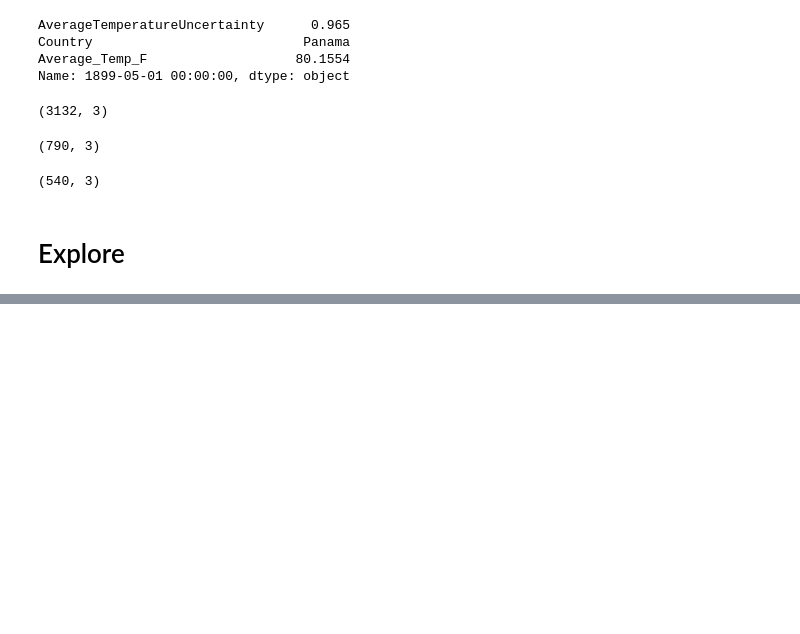
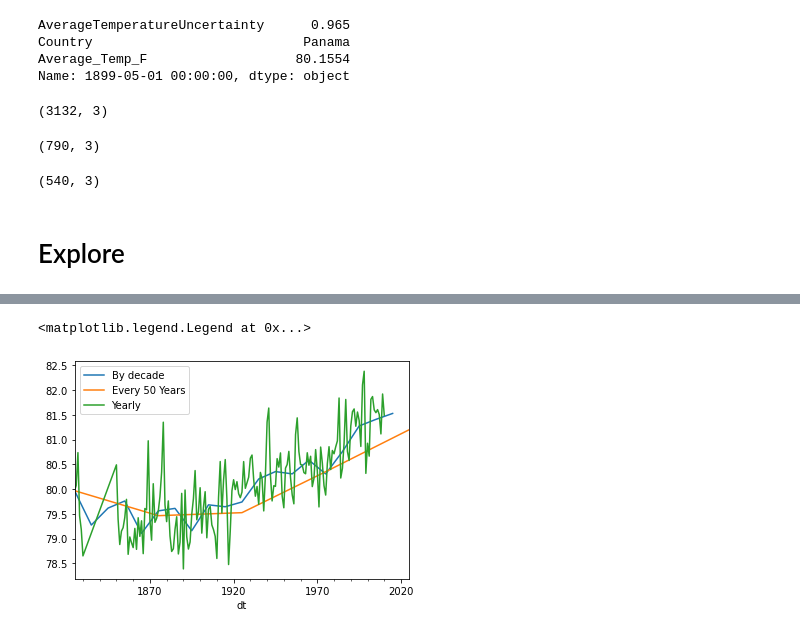
Before and after one commit to SLawsonWoods/time_series_exercises_1, a Jupyter notebook: time_series_mini_proj.ipynb, the cells around one changed output, grey strips where cells are left out. Cells and saved outputs as stored; diff of their text form; code cells hidden in the pictures; blank space fills up the shorter version.

```diff
--- a/time_series_mini_proj.ipynb
+++ b/time_series_mini_proj.ipynb
@@ -225,0 +262,9 @@ test = df['2017']
+# %%
+# now we can see the trend of temps by year, decade and every 50 years
+y.resample('10Y').mean().plot(label ='By decade')
+y.resample('50Y').mean().plot(label= 'Every 50 Years')
+y.resample('Y').mean().plot(label='Yearly')
+plt.legend()
+# %% [output]
+<matplotlib.legend.Legend at 0x...>
+[figure, added]
```
Also changed, not shown: parts of 19 cells of this notebook.
